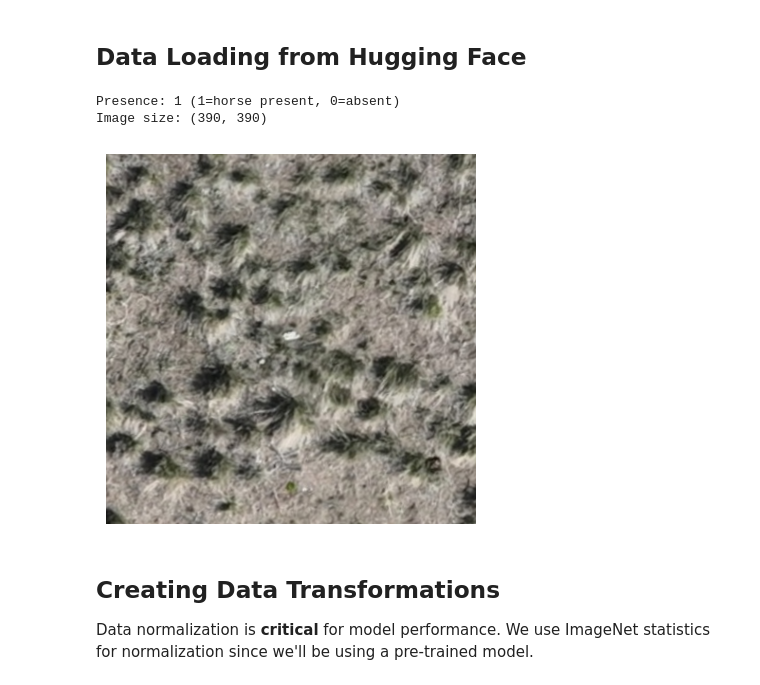
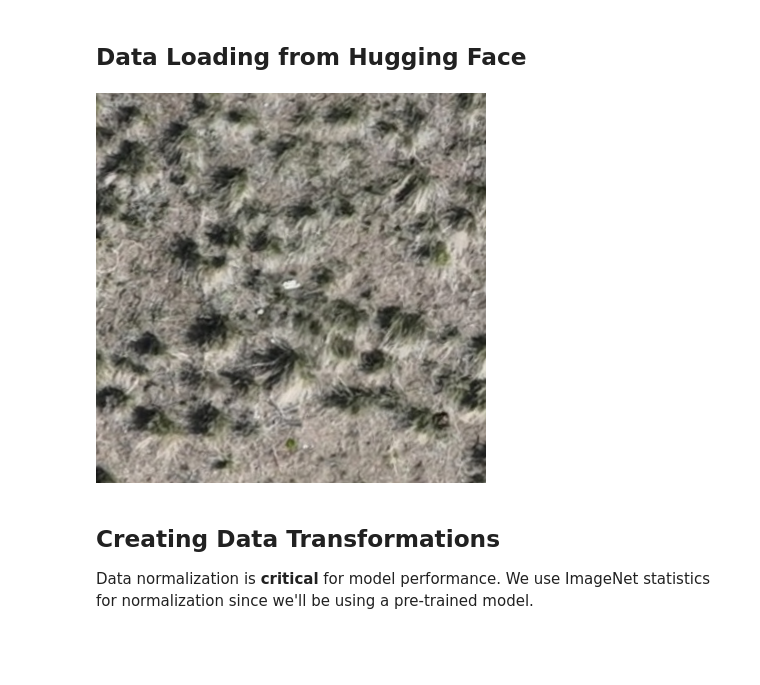
Before and after one commit to mosscoder/mpg-horses, a Jupyter notebook: notebooks/05_train_model.ipynb, the cells around one changed output. Drawn from its saved outputs; the diff is of its cells as text; code cells hidden in the pictures; blank space fills up the shorter version.

Commit message:
refactor(notebook): remove bytesio usage
- Remove unnecessary imports and streamline image handling by directly using the image from the dataset.

```diff
--- a/notebooks/05_train_model.ipynb
+++ b/notebooks/05_train_model.ipynb
@@ -46,22 +45,10 @@ np.random.seed(42)
 # %%
 train_dataset = load_dataset("mpg-ranch/horse-detection", split="train")
 test_dataset = load_dataset("mpg-ranch/horse-detection", split="test")
-# %%
-# Access an example
-example = next(iter(train_dataset))
-
-image = Image.open(BytesIO(example["image"]))
-
-print(f"Presence: {example['Presence']} (1=horse present, 0=absent)")
-print(f"Image size: {image.size}")
-
-plt.imshow(image)
-plt.axis('off')
-plt.show()
-# %% [output]
-Presence: 1 (1=horse present, 0=absent)
-Image size: (390, 390)
-[figure, removed]
+# %%
+train_dataset["image"][0]
+# %% [output]
+[figure, added]
 # %% [markdown]
 ## Creating Data Transformations
 
```
Also changed, not shown: parts of 2 cells of this notebook.
